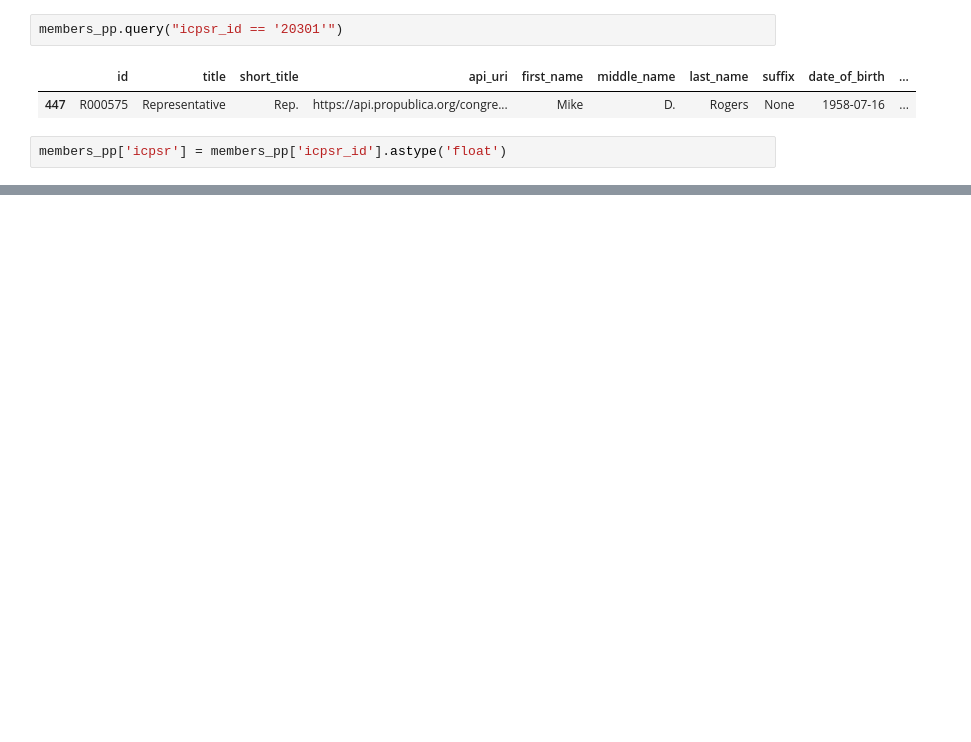
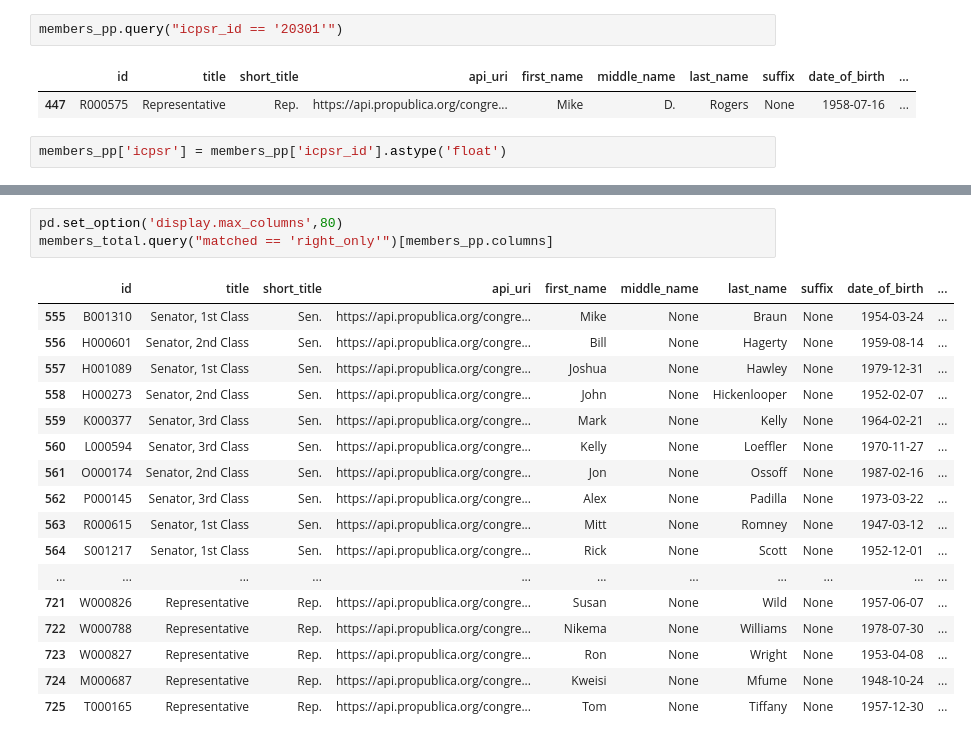
Before and after one commit to meesuny/contrans, a Jupyter notebook: app/datawrangling.ipynb, the cells around one changed output, grey strips where cells are left out. Saved outputs shown, nothing was run; the diff lists cells and outputs as text; blank space fills up the shorter version.

Commit message:
Merged propublica and voteview data

```diff
--- a/app/datawrangling.ipynb
+++ b/app/datawrangling.ipynb
@@ -222,0 +150,21 @@ ValueError: You are trying to merge on int64 and object columns. If you wish to
+# %%
+pd.set_option('display.max_columns',80)
+members_total.query("matched == 'right_only'")[members_pp.columns]
+# %% [output]
+|  | id | title | short_title | api_uri | first_name | middle_name | last_name | suffix | date_of_birth | ... |
+| 555 | B001310 | Senator, 1st Class | Sen. | https://api.propublica.org/congre... | Mike | None | Braun | None | 1954-03-24 | ... |
+| 556 | H000601 | Senator, 2nd Class | Sen. | https://api.propublica.org/congre... | Bill | None | Hagerty | None | 1959-08-14 | ... |
+| 557 | H001089 | Senator, 1st Class | Sen. | https://api.propublica.org/congre... | Joshua | None | Hawley | None | 1979-12-31 | ... |
+| 558 | H000273 | Senator, 2nd Class | Sen. | https://api.propublica.org/congre... | John | None | Hickenlooper | None | 1952-02-07 | ... |
+| 559 | K000377 | Senator, 3rd Class | Sen. | https://api.propublica.org/congre... | Mark | None | Kelly | None | 1964-02-21 | ... |
+| 560 | L000594 | Senator, 3rd Class | Sen. | https://api.propublica.org/congre... | Kelly | None | Loeffler | None | 1970-11-27 | ... |
+| 561 | O000174 | Senator, 2nd Class | Sen. | https://api.propublica.org/congre... | Jon | None | Ossoff | None | 1987-02-16 | ... |
+| 562 | P000145 | Senator, 3rd Class | Sen. | https://api.propublica.org/congre... | Alex | None | Padilla | None | 1973-03-22 | ... |
+| 563 | R000615 | Senator, 1st Class | Sen. | https://api.propublica.org/congre... | Mitt | None | Romney | None | 1947-03-12 | ... |
+| 564 | S001217 | Senator, 1st Class | Sen. | https://api.propublica.org/congre... | Rick | None | Scott | None | 1952-12-01 | ... |
+| ... | ... | ... | ... | ... | ... | ... | ... | ... | ... | ... |
+| 721 | W000826 | Representative | Rep. | https://api.propublica.org/congre... | Susan | None | Wild | None | 1957-06-07 | ... |
+| 722 | W000788 | Representative | Rep. | https://api.propublica.org/congre... | Nikema | None | Williams | None | 1978-07-30 | ... |
+| 723 | W000827 | Representative | Rep. | https://api.propublica.org/congre... | Ron | None | Wright | None | 1953-04-08 | ... |
+| 724 | M000687 | Representative | Rep. | https://api.propublica.org/congre... | Kweisi | None | Mfume | None | 1948-10-24 | ... |
+| 725 | T000165 | Representative | Rep. | https://api.propublica.org/congre... | Tom | None | Tiffany | None | 1957-12-30 | ... |
```
Also changed, not shown: parts of 40 cells of this notebook.
